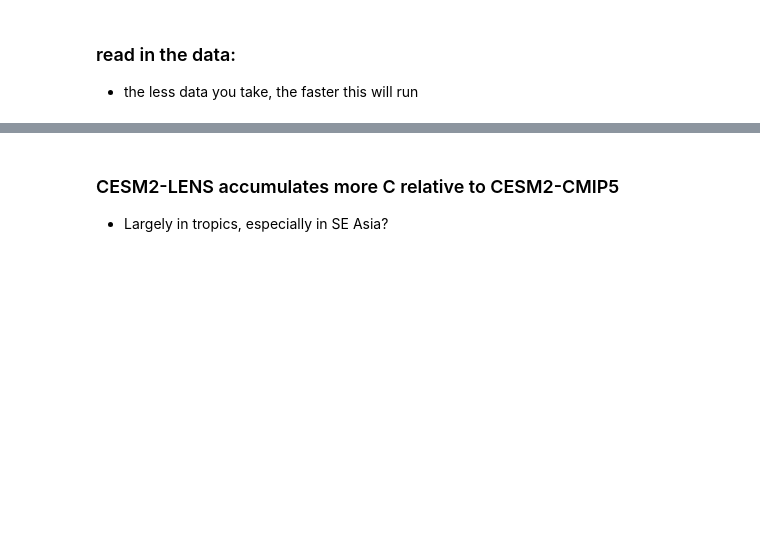
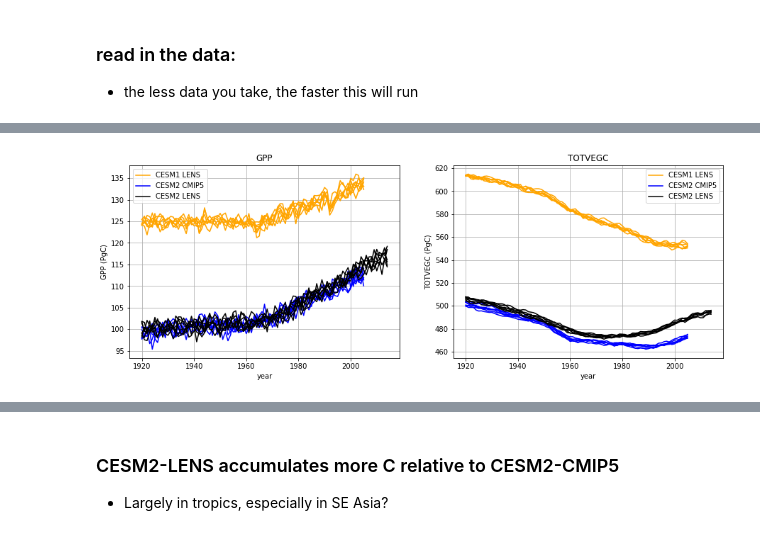
Before and after one commit to wwieder/cesm-lens, a Jupyter notebook: notebooks/lens_NBP.ipynb, the cells around one changed output, grey strips where cells are left out. Saved outputs shown, nothing was run; the diff lists cells and outputs as text; code cells hidden in the pictures; blank space fills up the shorter version.

```diff
--- a/notebooks/lens_NBP.ipynb
+++ b/notebooks/lens_NBP.ipynb
@@ -431,0 +214,4 @@ y = 2005
+# %%
+dsCESM1['LULCCdir'] = dsCESM1.DWT_PROD100C_GAIN + dsCESM1.DWT_PROD10C_GAIN + dsCESM1.WOOD_HARVESTC + dsCESM1.DWT_CLOSS
+dsCMIP5['LULCCdir'] = dsCMIP5.DWT_WOODPRODC_GAIN + dsCMIP5.WOOD_HARVESTC + dsCMIP5.DWT_CONV_CFLUX
+dsCESM2['LULCCdir'] = dsCESM2.DWT_WOODPRODC_GAIN + dsCESM2.WOOD_HARVESTC + dsCESM2.DWT_CONV_CFLUX
@@ -431,0 +276,23 @@ y = 2005
+# %%
+import matplotlib.lines as mlines
+
+#var = ['NBP','NEP','NEE','LULCCdir','GPP','TOTVEGC']
+var = ['GPP','TOTVEGC']
+col = ['orange','blue','black']
+plt.figure(figsize=[15,5])
+
+for i in range(len(var)):
+    plt.subplot(1,2,(i+1))
+    plt.plot(globCESM1[var[i]].year,globCESM1[var[i]],color=col[0])
+    plt.plot(globCMIP5[var[i]].year,globCMIP5[var[i]],color=col[1])
+    plt.plot(globCESM2[var[i]].year,globCESM2[var[i]],color=col[2])
+    plt.grid()
+    plt.ylabel(var[i]+' (PgC)');
+    plt.xlabel('year')
+    plt.title(var[i])
+    cesm1_line = mlines.Line2D([], [], color=col[0], label='CESM1 LENS')
+    cmip5_line = mlines.Line2D([], [], color=col[1], label='CESM2 CMIP5')
+    cesm2_line = mlines.Line2D([], [], color=col[2], label='CESM2 LENS')
+    plt.legend(handles=[cesm1_line,cmip5_line,cesm2_line]);
+# %% [output]
+[figure, added]
```
Also changed, not shown: parts of 39 cells of this notebook.
